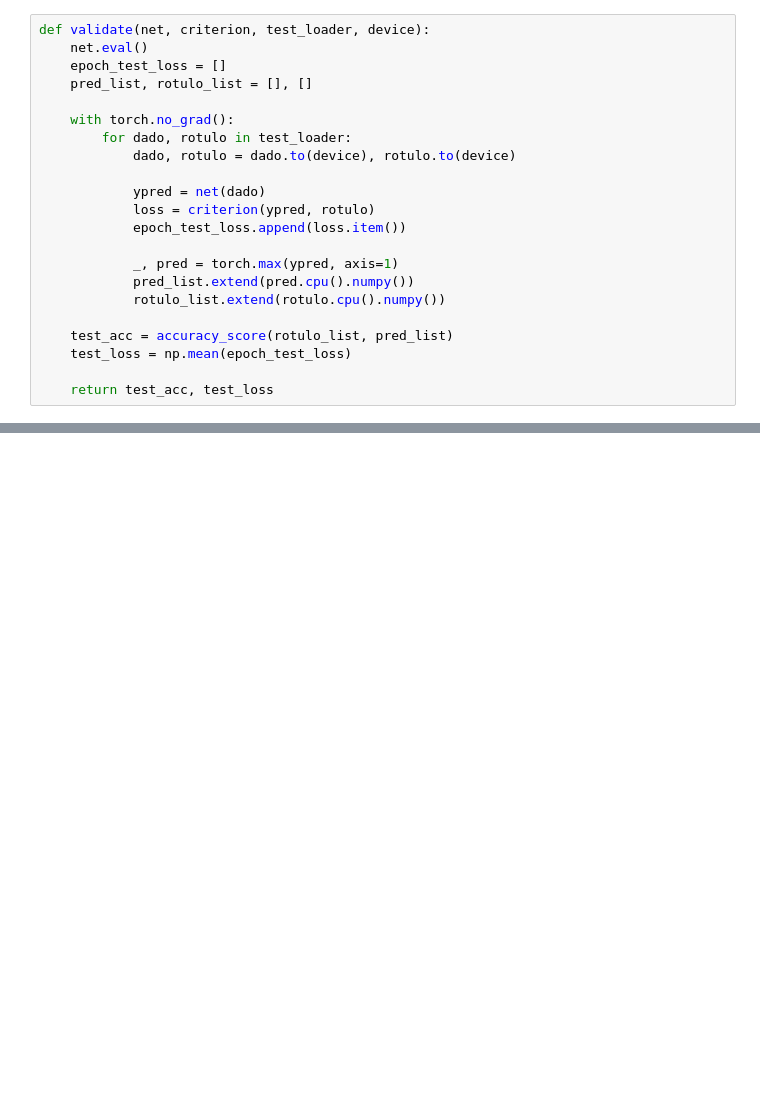
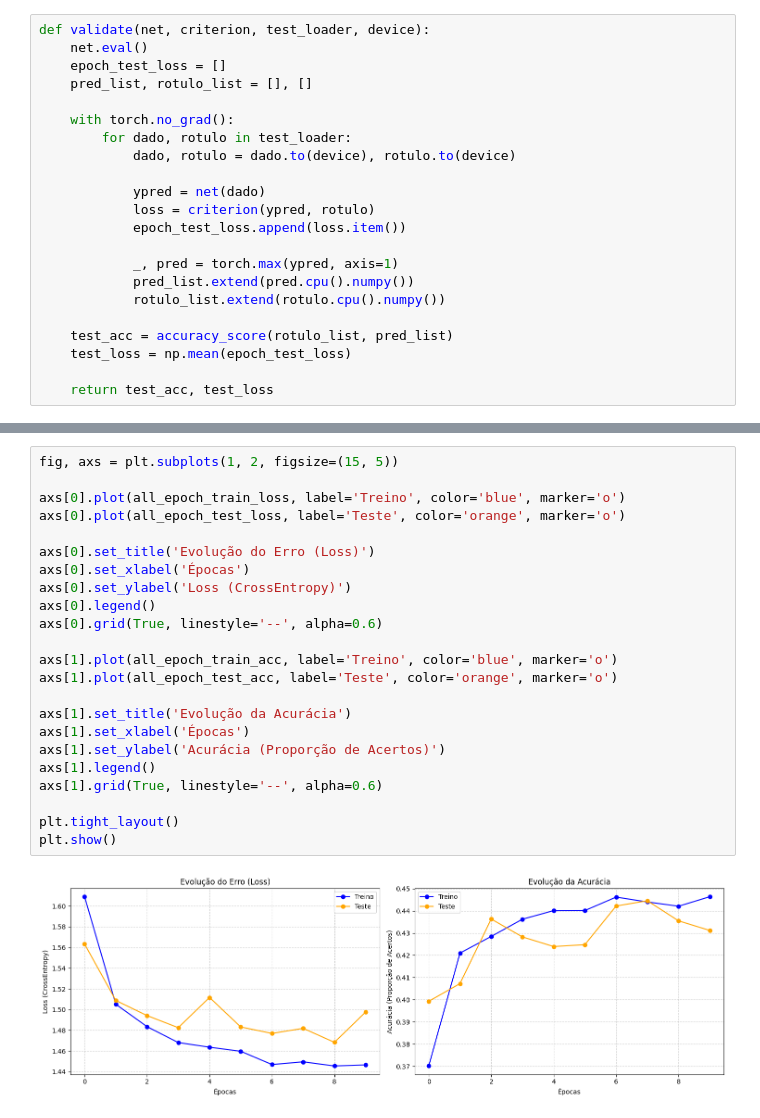
Before and after one commit to Ayrtonguimaraes/FacialExpression-FER2013, a Jupyter notebook: notebooks/cnn-transfer-learning.ipynb, the cells around one changed output, grey strips where cells are left out. Cells and saved outputs as stored; diff of their text form; blank space fills up the shorter version.

```diff
--- a/notebooks/cnn-transfer-learning.ipynb
+++ b/notebooks/cnn-transfer-learning.ipynb
@@ -190,0 +237,25 @@ def validate(net, criterion, test_loader, device):
+# %%
+fig, axs = plt.subplots(1, 2, figsize=(15, 5))
+
+axs[0].plot(all_epoch_train_loss, label='Treino', color='blue', marker='o')
+axs[0].plot(all_epoch_test_loss, label='Teste', color='orange', marker='o')
+
+axs[0].set_title('Evolução do Erro (Loss)')
+axs[0].set_xlabel('Épocas')
+axs[0].set_ylabel('Loss (CrossEntropy)')
+axs[0].legend()
+axs[0].grid(True, linestyle='--', alpha=0.6)
+
+axs[1].plot(all_epoch_train_acc, label='Treino', color='blue', marker='o')
+axs[1].plot(all_epoch_test_acc, label='Teste', color='orange', marker='o')
+
+axs[1].set_title('Evolução da Acurácia')
+axs[1].set_xlabel('Épocas')
+axs[1].set_ylabel('Acurácia (Proporção de Acertos)')
+axs[1].legend()
+axs[1].grid(True, linestyle='--', alpha=0.6)
+
+plt.tight_layout()
+plt.show()
+# %% [output]
+[figure, added]
```
Also changed, not shown: parts of 3 cells of this notebook, 1 other file.
